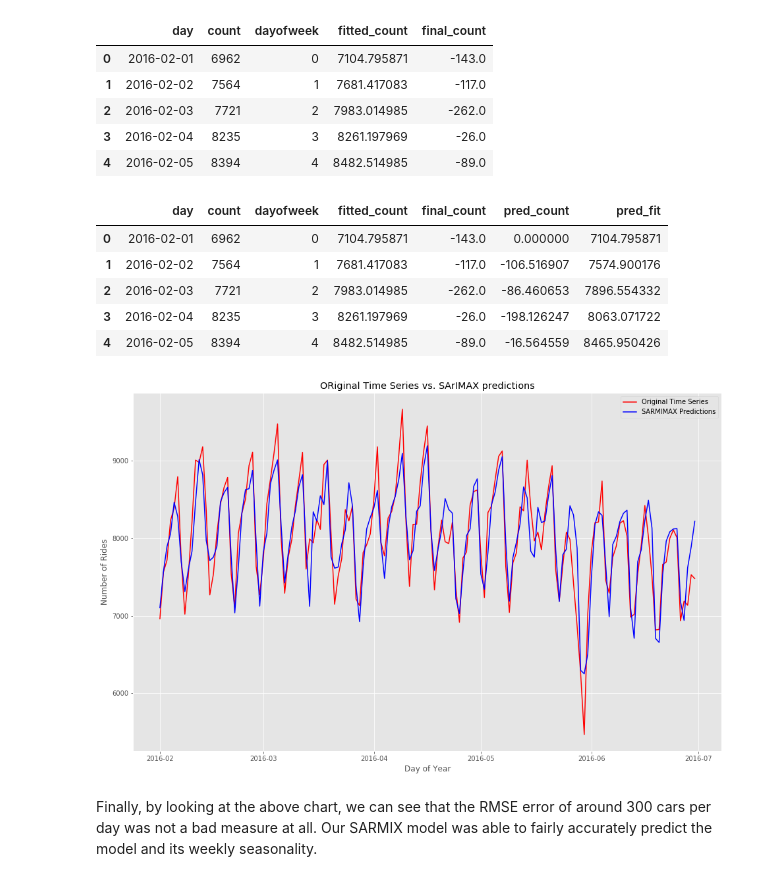
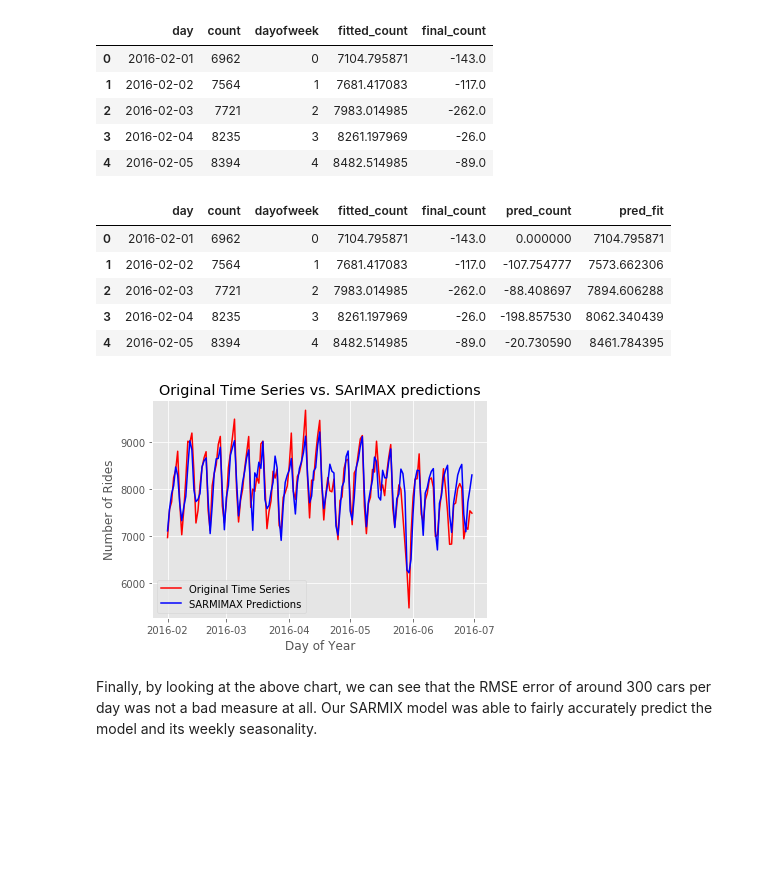
Before and after one commit to justin-hj-kim/NYCtaxi_data_science, a Jupyter notebook: models/deseasonalized_time_series.ipynb, the cells around one changed output. Drawn from its saved outputs; the diff is of its cells as text; code cells hidden in the pictures; blank space fills up the shorter version.

Commit message:
more time

```diff
--- a/models/deseasonalized_time_series.ipynb
+++ b/models/deseasonalized_time_series.ipynb
@@ -419,7 +419,7 @@ print('New length of the entire dataset is : %i' %n_sample)
 # %% [output]
 New length of the entire dataset is : 151
 # %%
-n_train=int(0.95*n_sample) + 1
+n_train=int(0.90*n_sample) + 1
 n_forecast=n_sample-n_train
 
 ts_train = df2.iloc[:n_train]['final_count']
@@ -632,19 +632,19 @@ result_df.head()
 # %% [output]
 |  | day | count | dayofweek | fitted_count | final_count | pred_count | pred_fit |
 | 0 | 2016-02-01 | 6962 | 0 | 7104.795871 | -143.0 | 0.000000 | 7104.795871 |
-| 1 | 2016-02-02 | 7564 | 1 | 7681.417083 | -117.0 | -106.516907 | 7574.900176 |
-| 2 | 2016-02-03 | 7721 | 2 | 7983.014985 | -262.0 | -86.460653 | 7896.554332 |
-| 3 | 2016-02-04 | 8235 | 3 | 8261.197969 | -26.0 | -198.126247 | 8063.071722 |
-| 4 | 2016-02-05 | 8394 | 4 | 8482.514985 | -89.0 | -16.564559 | 8465.950426 |
+| 1 | 2016-02-02 | 7564 | 1 | 7681.417083 | -117.0 | -107.754777 | 7573.662306 |
+| 2 | 2016-02-03 | 7721 | 2 | 7983.014985 | -262.0 | -88.408697 | 7894.606288 |
+| 3 | 2016-02-04 | 8235 | 3 | 8261.197969 | -26.0 | -198.857530 | 8062.340439 |
+| 4 | 2016-02-05 | 8394 | 4 | 8482.514985 | -89.0 | -20.730590 | 8461.784395 |
 # %%
 plt.plot(result_df['day'], result_df['count'], color = 'red', label = 'Original Time Series')
 plt.plot(result_df['day'], result_df['pred_fit'], color = 'blue', label = 'SARMIMAX Predictions')
 plt.xlabel('Day of Year')
 plt.ylabel('Number of Rides')
-plt.title('ORiginal Time Series vs. SArIMAX predictions')
+plt.title('Original Time Series vs. SArIMAX predictions')
 plt.legend()
 plt.show()
 # %% [output]
-[figure, old version]
+[figure, new version]
 # %% [markdown]
 Finally, by looking at the above chart, we can see that the RMSE error of around 300 cars per day was not a bad measure at all. Our SARMIX model was able to fairly accurately predict the model and its weekly seasonality.
```
Also changed, not shown: parts of 10 cells of this notebook, 1 other file.
